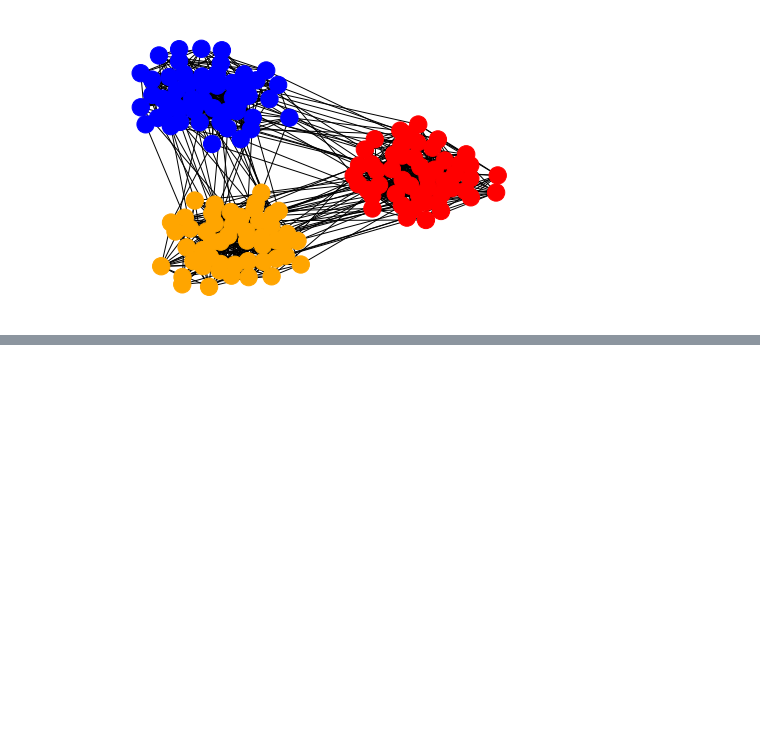
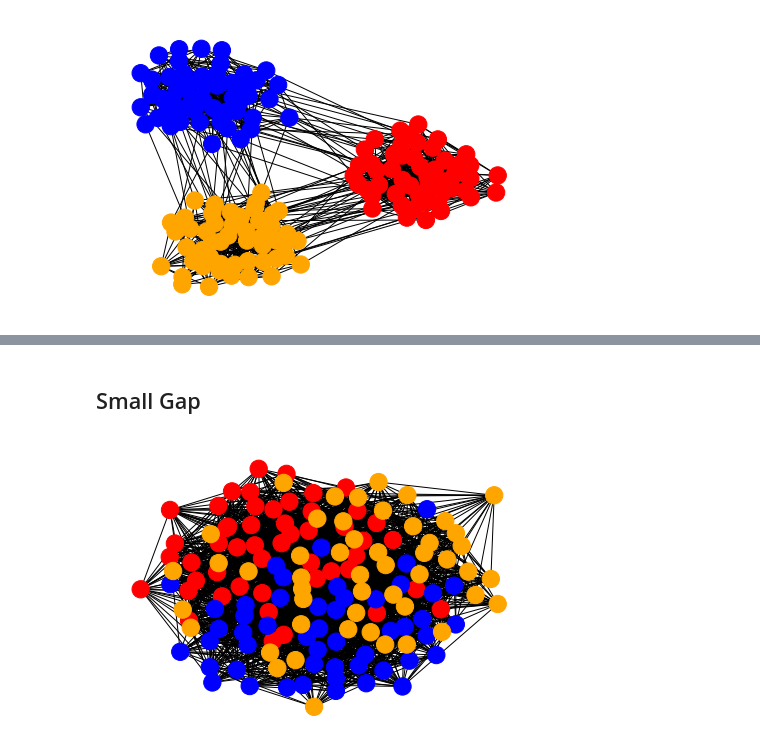
Before and after one commit to hblyx/DSC180_P1_Tom, a Jupyter notebook: weighted_test.ipynb, the cells around one changed output, grey strips where cells are left out. Cells and saved outputs as stored; diff of their text form; code cells hidden in the pictures; blank space fills up the shorter version.

```diff
--- a/weighted_test.ipynb
+++ b/weighted_test.ipynb
@@ -26,0 +77,13 @@ Reset all predictions
+# %% [markdown]
+## Small Gap
+# %%
+RG = rg.RandomCommunitiesGraph()
+G, actual_com = RG.generate_random_com_graph(N=150,
+                                            n_groups=3,
+                                            p_in_group=0.3,
+                                            p_out_group=0.15,
+                                            seed=r_seed)
+
+RG.draw(seed=r_seed)
+# %% [output]
+[figure, added]
```
Also changed, not shown: parts of 27 cells of this notebook, 1 other file.
